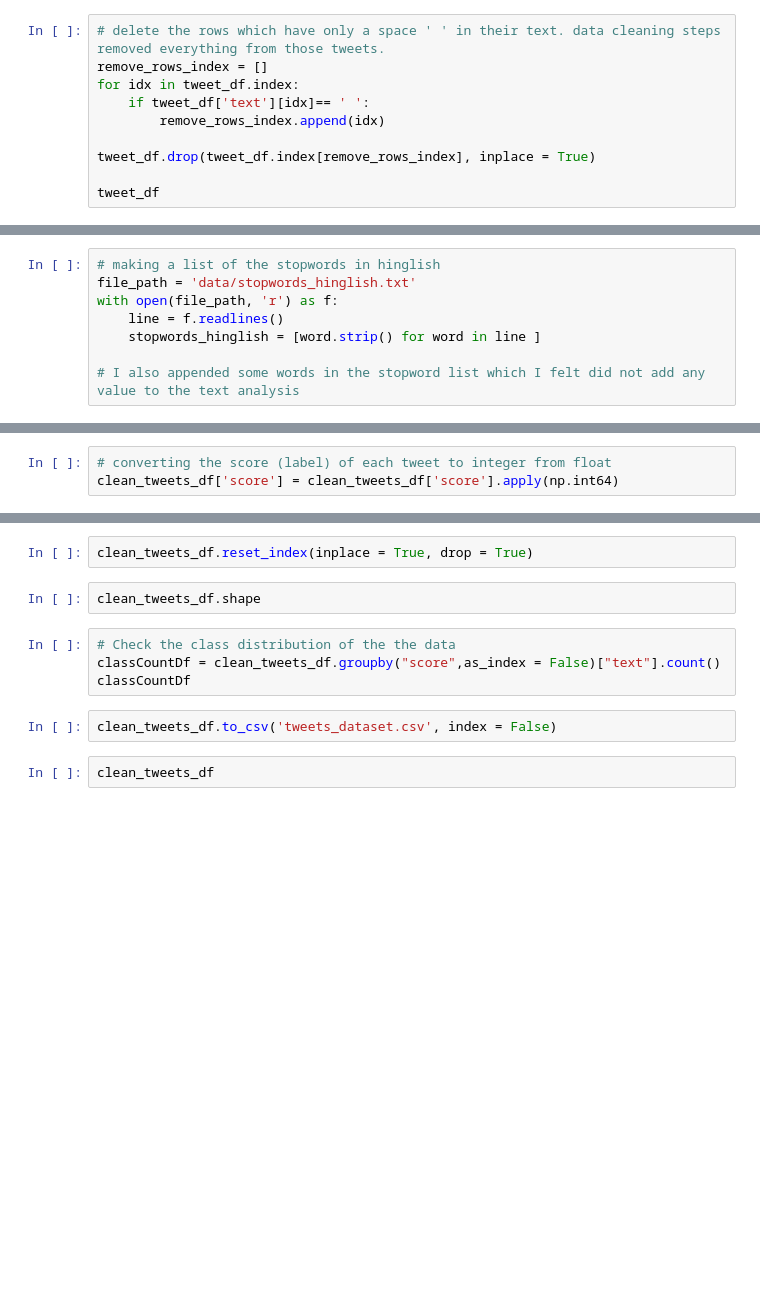
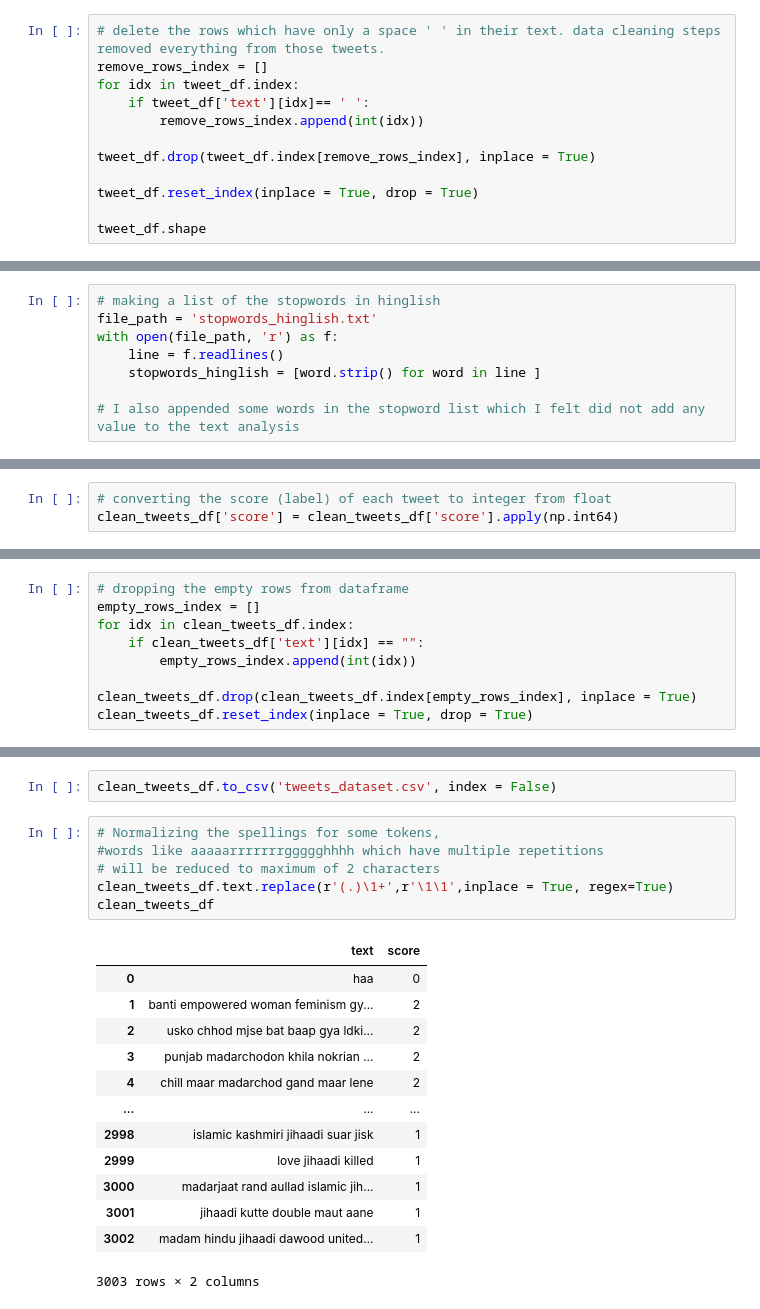
Before and after one commit to jim1992/capstone-Hinglish-NLP, a Jupyter notebook: Data Cleansing.ipynb, the cells around one changed output, grey strips where cells are left out. Saved outputs shown, nothing was run; the diff lists cells and outputs as text; blank space fills up the shorter version.

Commit message:
updated data pre processing notebook

```diff
--- a/Data Cleansing.ipynb
+++ b/Data Cleansing.ipynb
@@ -52,8 +91,10 @@ tweet_df.replace(to_replace = r'\s+',value = ' ', inplace = True, regex = True)
 remove_rows_index = []
 for idx in tweet_df.index:
     if tweet_df['text'][idx]== ' ':
-        remove_rows_index.append(idx)
+        remove_rows_index.append(int(idx))
 
 tweet_df.drop(tweet_df.index[remove_rows_index], inplace = True)
 
-tweet_df
+tweet_df.reset_index(inplace = True, drop = True)
+
+tweet_df.shape
@@ -63,6 +103,6 @@ tweet_df
 # %%
 # making a list of the stopwords in hinglish
-file_path = 'data/stopwords_hinglish.txt'
+file_path = 'stopwords_hinglish.txt'
 with open(file_path, 'r') as f:
     line = f.readlines()
     stopwords_hinglish = [word.strip() for word in line ]
@@ -100,0 +175,9 @@ clean_tweets_df['score'] = clean_tweets_df['score'].apply(np.int64)
+# %%
+# dropping the empty rows from dataframe
+empty_rows_index = []
+for idx in clean_tweets_df.index:
+    if clean_tweets_df['text'][idx] == "":
+        empty_rows_index.append(int(idx))
+
+clean_tweets_df.drop(clean_tweets_df.index[empty_rows_index], inplace = True)
+clean_tweets_df.reset_index(inplace = True, drop = True)
@@ -120,12 +197,22 @@ clean_tweets_df.drop(clean_tweets_df.index[empty_rows_index], inplace = True)
-# %%
-clean_tweets_df.reset_index(inplace = True, drop = True)
-# %%
-clean_tweets_df.shape
-# %%
-# Check the class distribution of the the data
-classCountDf = clean_tweets_df.groupby("score",as_index = False)["text"].count()
-classCountDf
 # %%
 clean_tweets_df.to_csv('tweets_dataset.csv', index = False)
-# %%
-clean_tweets_df
+# %%
+# Normalizing the spellings for some tokens,
+#words like aaaaarrrrrrrggggghhhh which have multiple repetitions
+# will be reduced to maximum of 2 characters
+clean_tweets_df.text.replace(r'(.)\1+',r'\1\1',inplace = True, regex=True)
+clean_tweets_df
+# %% [output]
+|  | text | score |
+| 0 | haa | 0 |
+| 1 | banti empowered woman feminism gy... | 2 |
+| 2 | usko chhod mjse bat baap gya ldki... | 2 |
+| 3 | punjab madarchodon khila nokrian ... | 2 |
+| 4 | chill maar madarchod gand maar lene | 2 |
+| ... | ... | ... |
+| 2998 | islamic kashmiri jihaadi suar jisk | 1 |
+| 2999 | love jihaadi killed | 1 |
+| 3000 | madarjaat rand aullad islamic jih... | 1 |
+| 3001 | jihaadi kutte double maut aane | 1 |
+| 3002 | madam hindu jihaadi dawood united... | 1 |
+3003 rows × 2 columns
```
Also changed, not shown: parts of 29 cells of this notebook.
